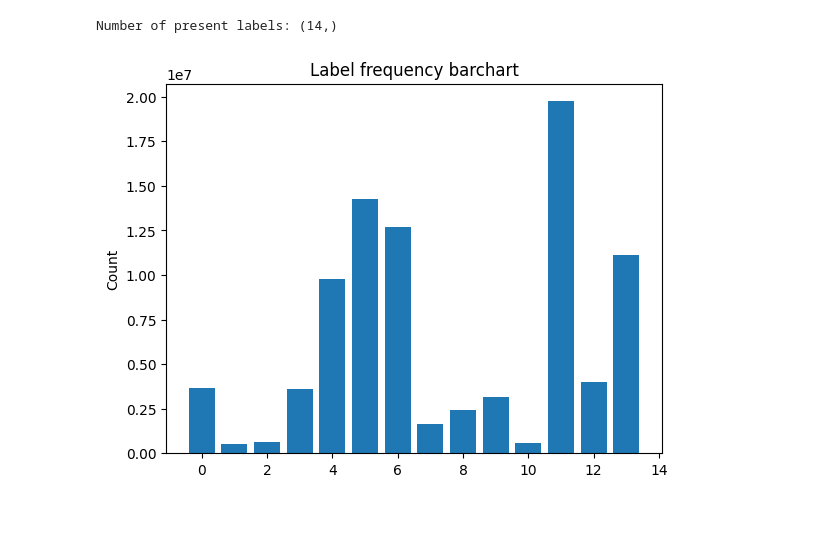
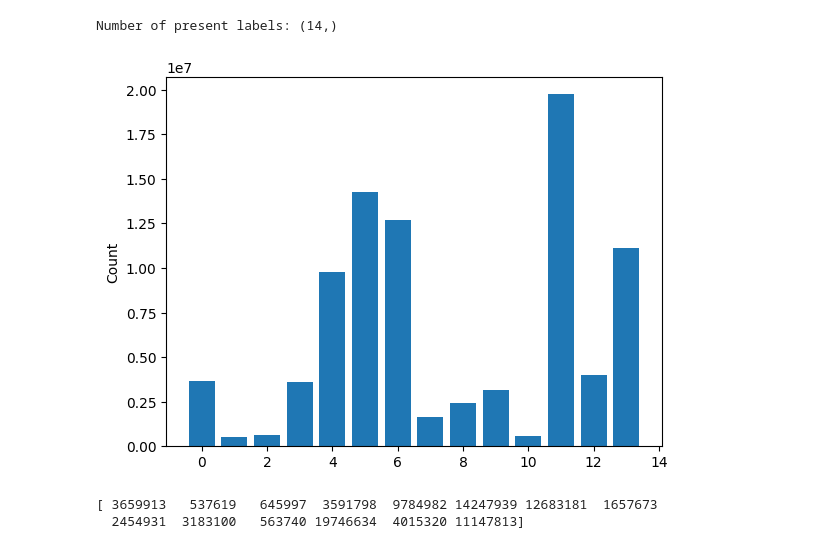
Before and after one commit to DanielPM98/MTL_GuideDepth, a Jupyter notebook: nyuv2_13class.ipynb, the cells around one changed output. Drawn from its saved outputs; the diff is of its cells as text; code cells hidden in the pictures; blank space fills up the shorter version.

```diff
--- a/nyuv2_13class.ipynb
+++ b/nyuv2_13class.ipynb
@@ -180,8 +180,13 @@ Number of present labels: (14,)
 # %%
 plt.bar(np.arange(0, len(label_frequency)), label_frequency)
 plt.ylabel('Count')
-plt.title('Label frequency barchart')
+# plt.title('Label frequency barchart')
 
 plt.show()
 # %% [output]
-[figure, old version]
+[figure, new version]
+# %%
+print(label_frequency)
+# %% [output]
+[ 3659913   537619   645997  3591798  9784982 14247939 12683181  1657673
+  2454931  3183100   563740 19746634  4015320 11147813]
```
Also changed, not shown: parts of 1 cell of this notebook, 20 other files.
